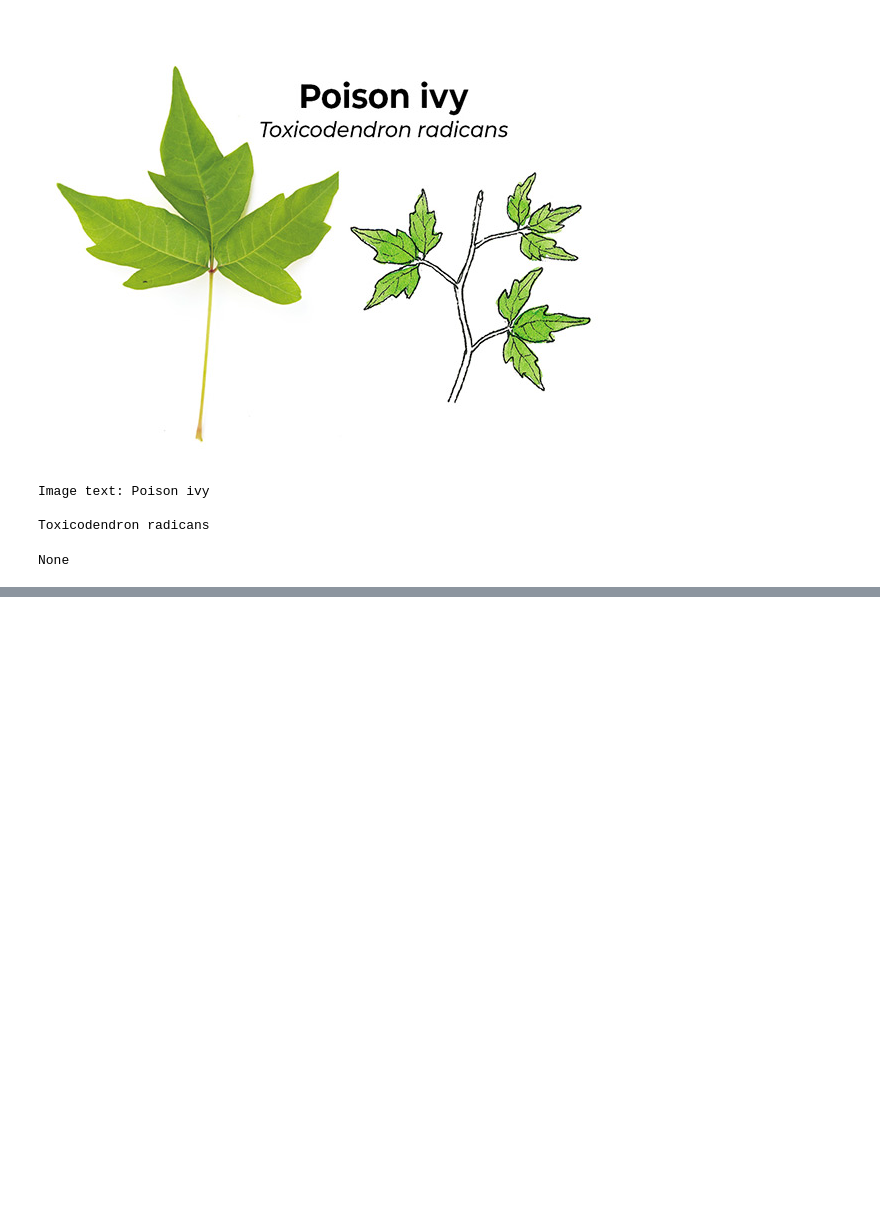
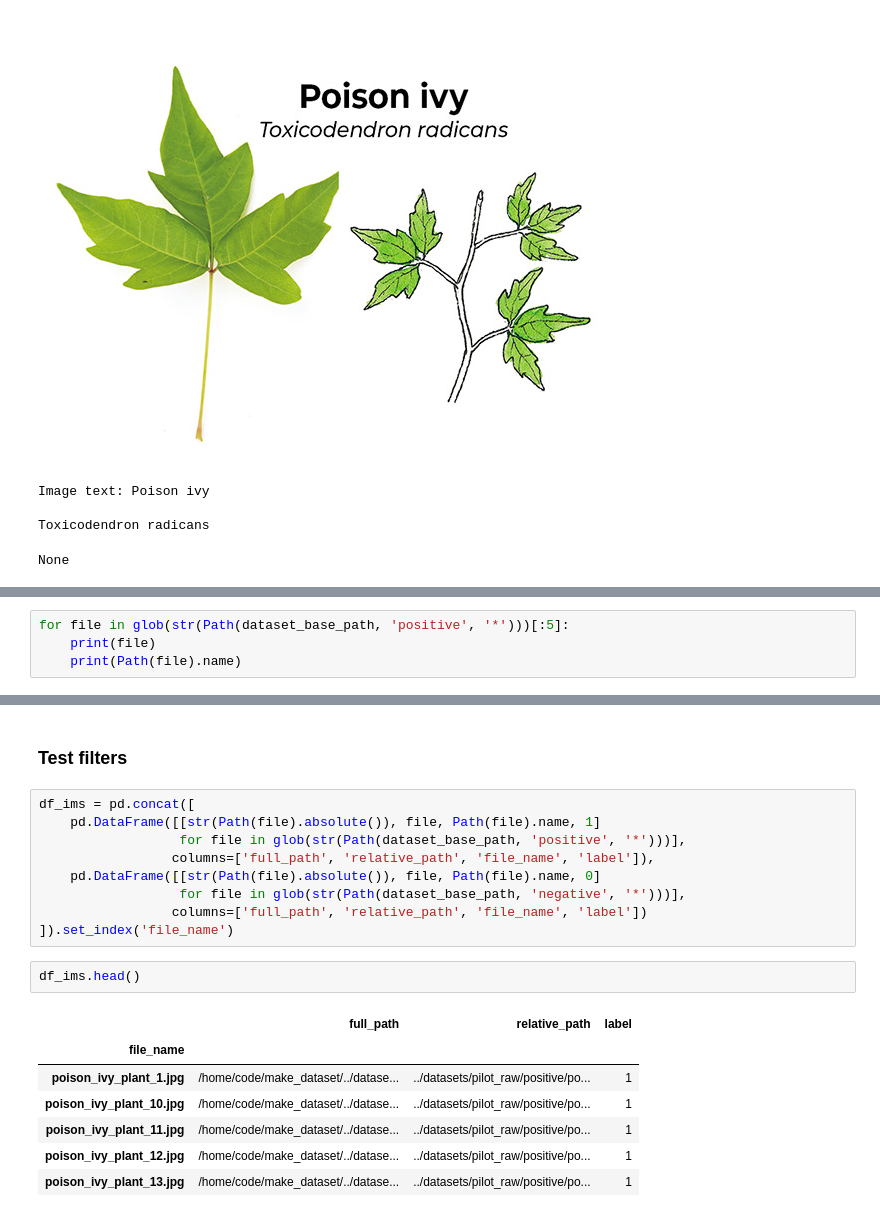
Before and after one commit to KenWronka/poison_ivy_detector, a Jupyter notebook: code/make_dataset/PILOT-2_filter_images.ipynb, the cells around one changed output, grey strips where cells are left out. Saved outputs shown, nothing was run; the diff lists cells and outputs as text; blank space fills up the shorter version.

```diff
--- a/code/make_dataset/PILOT-2_filter_images.ipynb
+++ b/code/make_dataset/PILOT-2_filter_images.ipynb
@@ -124,0 +125,4 @@ def apply_filters_to_path(im_path:str,
+# %%
+for file in glob(str(Path(dataset_base_path, 'positive', '*')))[:5]:
+    print(file)
+    print(Path(file).name)
@@ -124,0 +140,21 @@ def apply_filters_to_path(im_path:str,
+# %% [markdown]
+### Test filters
+# %%
+df_ims = pd.concat([
+    pd.DataFrame([[str(Path(file).absolute()), file, Path(file).name, 1]
+                  for file in glob(str(Path(dataset_base_path, 'positive', '*')))],
+                 columns=['full_path', 'relative_path', 'file_name', 'label']),
+    pd.DataFrame([[str(Path(file).absolute()), file, Path(file).name, 0]
+                  for file in glob(str(Path(dataset_base_path, 'negative', '*')))],
+                 columns=['full_path', 'relative_path', 'file_name', 'label'])
+]).set_index('file_name')
+# %%
+df_ims.head()
+# %% [output]
+|  | full_path | relative_path | label |
+| file_name |  |  |  |
+| poison_ivy_plant_1.jpg | /home/code/make_dataset/../datase... | ../datasets/pilot_raw/positive/po... | 1 |
+| poison_ivy_plant_10.jpg | /home/code/make_dataset/../datase... | ../datasets/pilot_raw/positive/po... | 1 |
+| poison_ivy_plant_11.jpg | /home/code/make_dataset/../datase... | ../datasets/pilot_raw/positive/po... | 1 |
+| poison_ivy_plant_12.jpg | /home/code/make_dataset/../datase... | ../datasets/pilot_raw/positive/po... | 1 |
+| poison_ivy_plant_13.jpg | /home/code/make_dataset/../datase... | ../datasets/pilot_raw/positive/po... | 1 |
```
Also changed, not shown: parts of 8 cells of this notebook.
